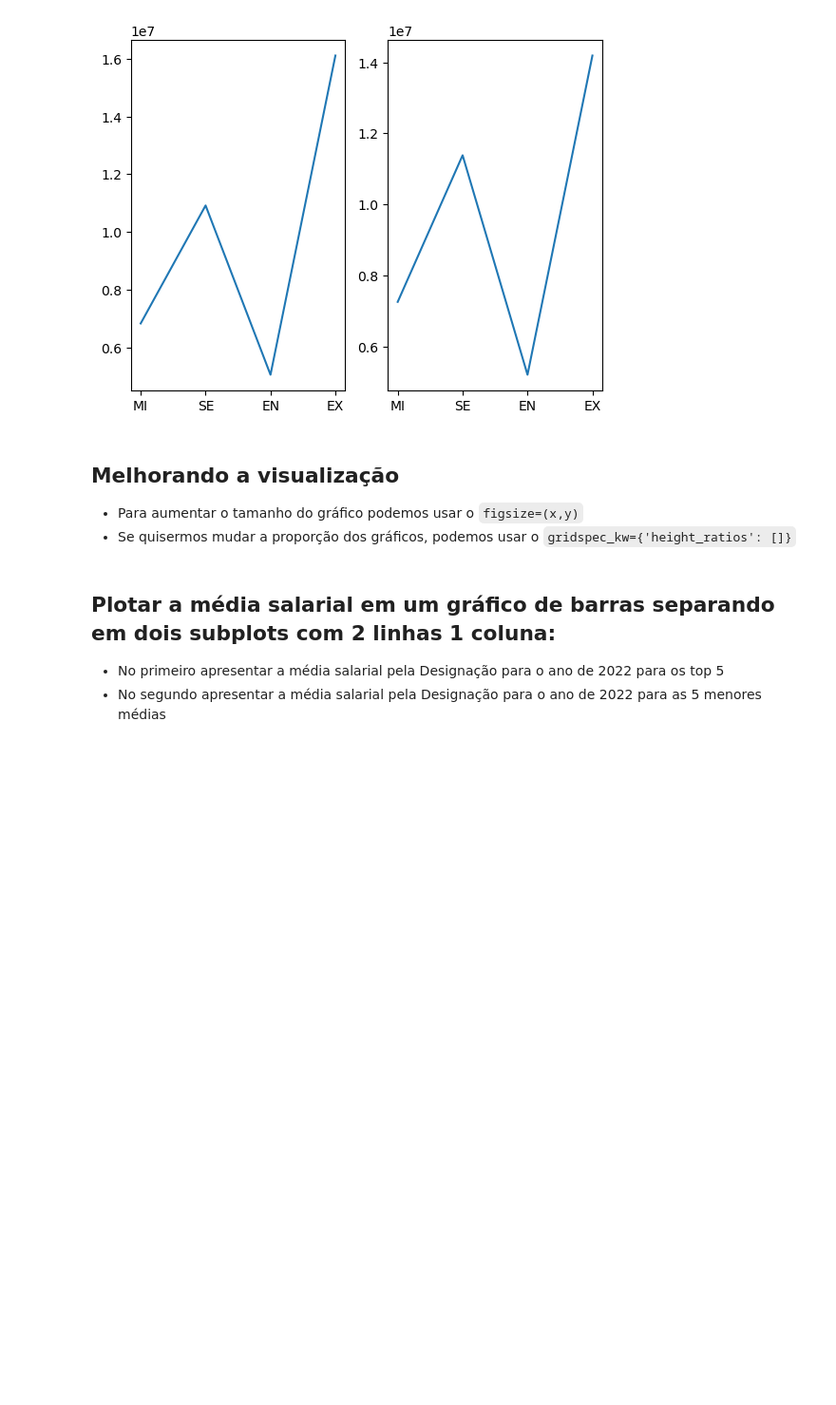
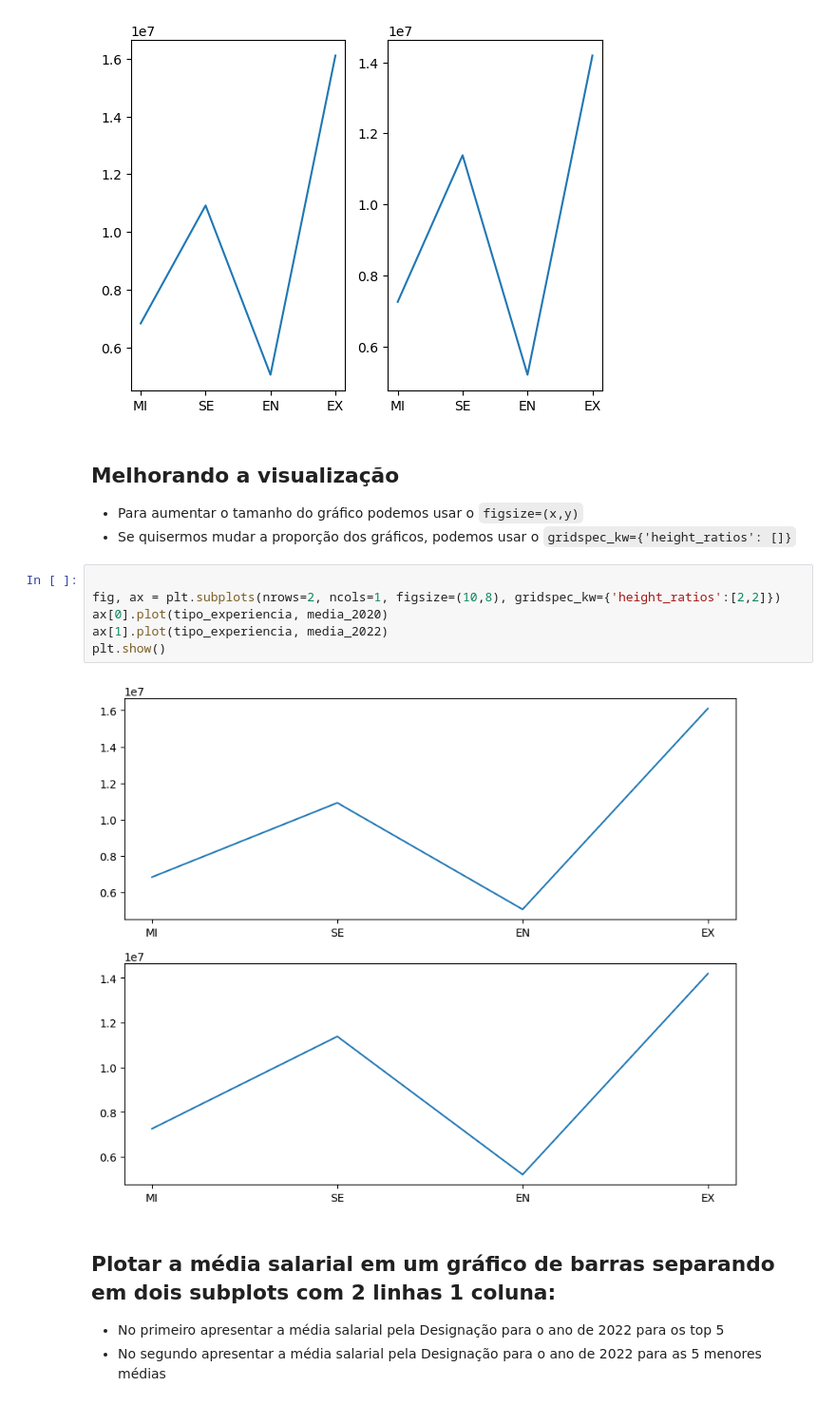
Before and after one commit to AlexandreRosasCosta/Ciencia_de_Dados, a Jupyter notebook: Projeto2/Projeto 02 - Matplotlib.ipynb, the cells around one changed output. Shown at 95% size. Saved outputs shown, nothing was run; the diff lists cells and outputs as text; blank space fills up the shorter version.

```diff
--- a/Projeto2/Projeto 02 - Matplotlib.ipynb
+++ b/Projeto2/Projeto 02 - Matplotlib.ipynb
@@ -157,6 +157,14 @@ plt.show()
 ## Melhorando a visualização
 - Para aumentar o tamanho do gráfico podemos usar o `figsize=(x,y)`
 - Se quisermos mudar a proporção dos gráficos, podemos usar o `gridspec_kw={'height_ratios': []}`
+# %%
+
+fig, ax = plt.subplots(nrows=2, ncols=1, figsize=(10,8), gridspec_kw={'height_ratios':[2,2]})
+ax[0].plot(tipo_experiencia, media_2020)
+ax[1].plot(tipo_experiencia, media_2022)
+plt.show()
+# %% [output]
+[figure, added]
 # %% [markdown]
 ## Plotar a média salarial em um gráfico de barras separando em dois subplots com 2 linhas 1 coluna:
 - No primeiro apresentar a média salarial pela Designação para o ano de 2022 para os top 5
```
Also changed, not shown: parts of 1 cell of this notebook.
